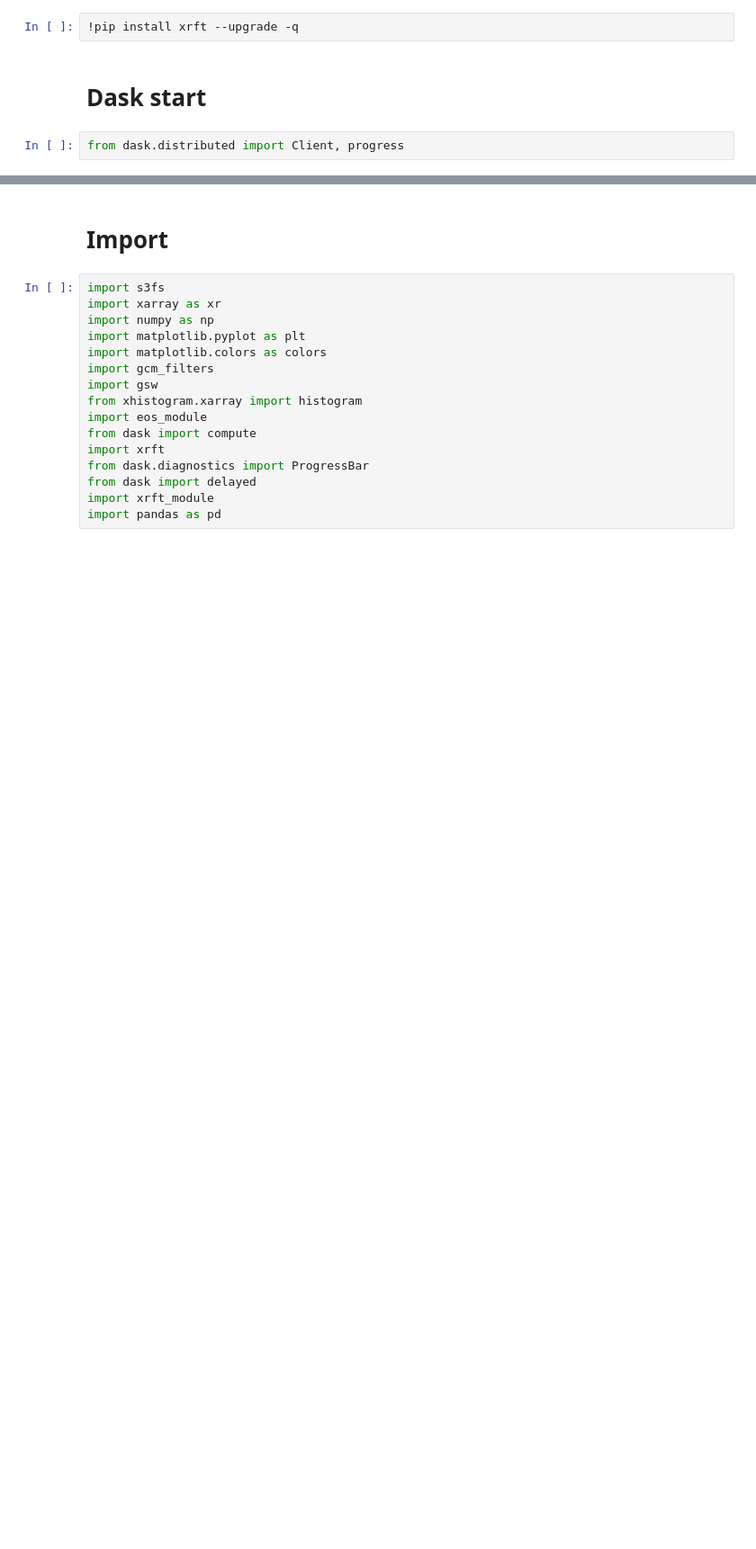
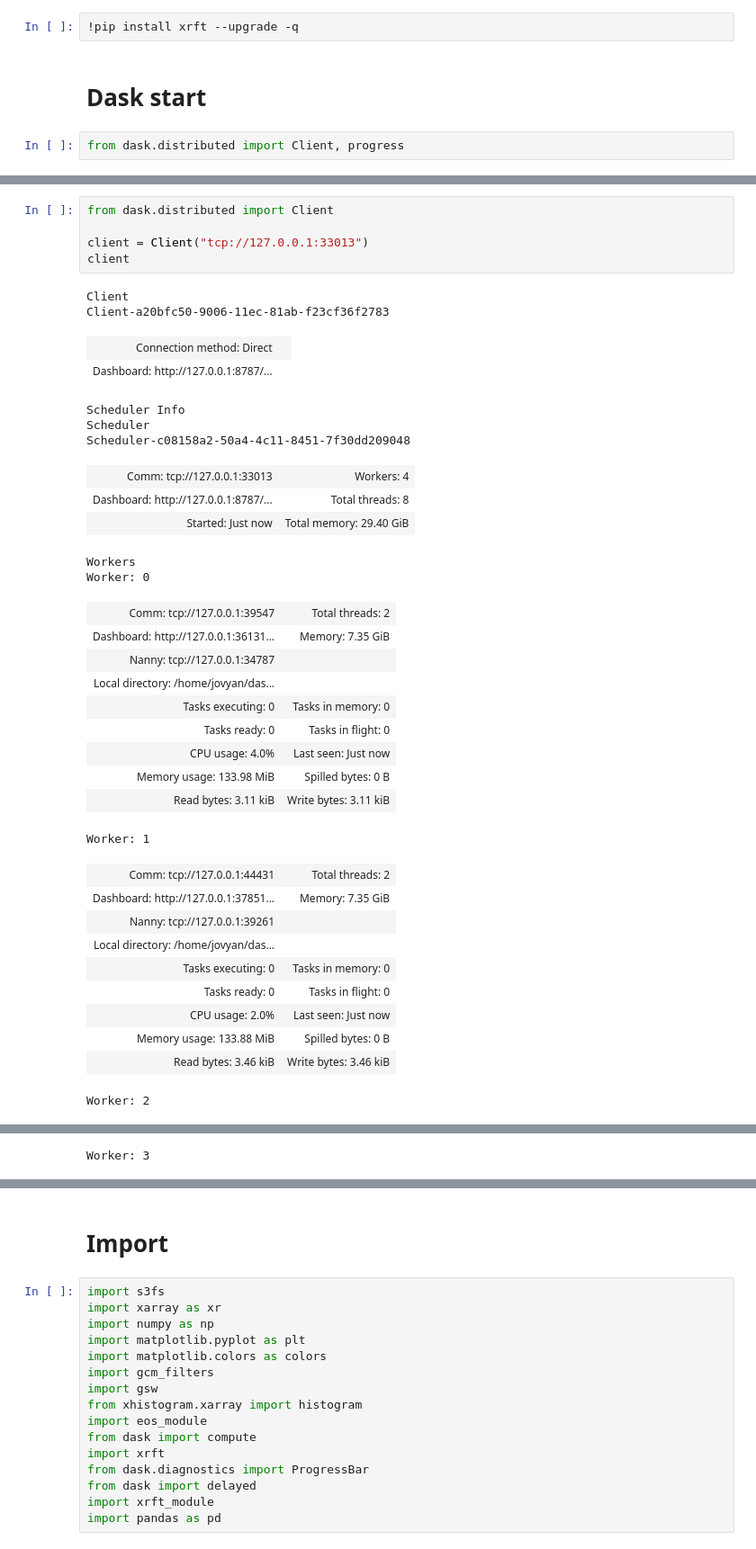
Before and after one commit to anastasiaGor/oceanDataNotebooks, a Jupyter notebook: gcm_filter/spectra.ipynb, the cells around one changed output, grey strips where cells are left out. Shown at 90% size. Drawn from its saved outputs; the diff is of its cells as text; blank space fills up the shorter version.

```diff
--- a/gcm_filter/spectra.ipynb
+++ b/gcm_filter/spectra.ipynb
@@ -69,0 +13,38 @@ Worker: 3
+# %%
+from dask.distributed import Client
+
+client = Client("tcp://127.0.0.1:33013")
+client
+# %% [output]
+Client
+Client-a20bfc50-9006-11ec-81ab-f23cf36f2783
+| Connection method: Direct |  |
+| Dashboard: http://127.0.0.1:8787/... |  |
+Scheduler Info
+Scheduler
+Scheduler-c08158a2-50a4-4c11-8451-7f30dd209048
+| Comm: tcp://127.0.0.1:33013 | Workers: 4 |
+| Dashboard: http://127.0.0.1:8787/... | Total threads: 8 |
+| Started: Just now | Total memory: 29.40 GiB |
+Workers
+Worker: 0
+| Comm: tcp://127.0.0.1:39547 | Total threads: 2 |
+| Dashboard: http://127.0.0.1:36131... | Memory: 7.35 GiB |
+| Nanny: tcp://127.0.0.1:34787 |  |
+| Local directory: /home/jovyan/das... |  |
+| Tasks executing: 0 | Tasks in memory: 0 |
+| Tasks ready: 0 | Tasks in flight: 0 |
+| CPU usage: 4.0% | Last seen: Just now |
+| Memory usage: 133.98 MiB | Spilled bytes: 0 B |
+| Read bytes: 3.11 kiB | Write bytes: 3.11 kiB |
+Worker: 1
+| Comm: tcp://127.0.0.1:44431 | Total threads: 2 |
+| Dashboard: http://127.0.0.1:37851... | Memory: 7.35 GiB |
+| Nanny: tcp://127.0.0.1:39261 |  |
+| Local directory: /home/jovyan/das... |  |
+| Tasks executing: 0 | Tasks in memory: 0 |
+| Tasks ready: 0 | Tasks in flight: 0 |
+| CPU usage: 2.0% | Last seen: Just now |
+| Memory usage: 133.88 MiB | Spilled bytes: 0 B |
+| Read bytes: 3.46 kiB | Write bytes: 3.46 kiB |
+Worker: 2
@@ -69,0 +60 @@ Worker: 3
+Worker: 3
```
Also changed, not shown: parts of 18 cells of this notebook.
